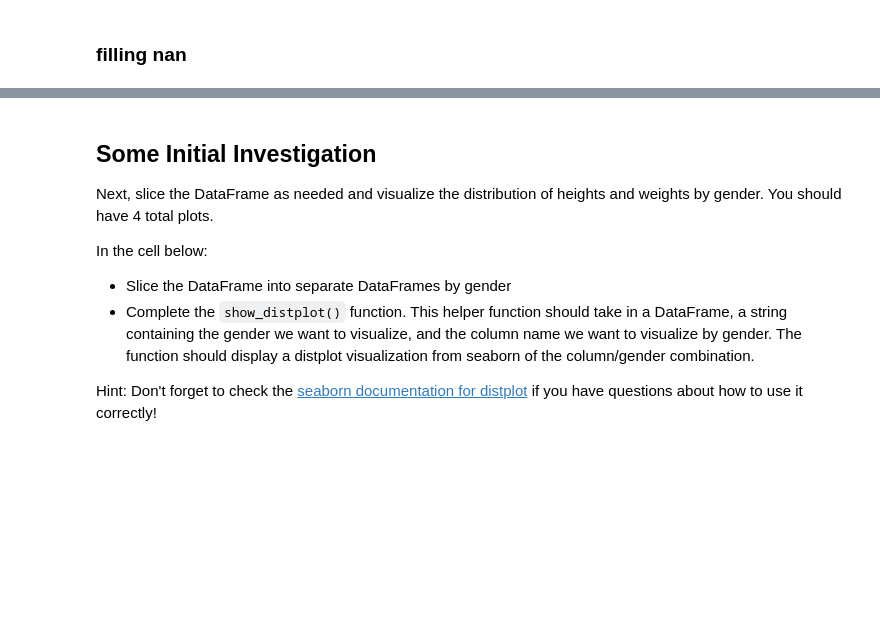
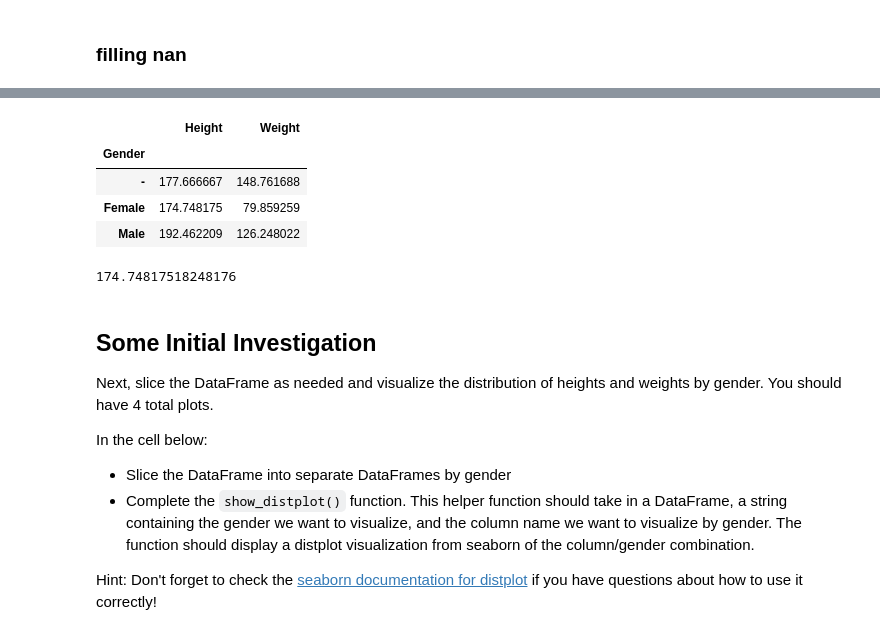
Before and after one commit to tamjid-ahsan/dsc-data-cleaning-project, a Jupyter notebook: index.ipynb, the cells around one changed output, grey strips where cells are left out. Cells and saved outputs as stored; diff of their text form; code cells hidden in the pictures; blank space fills up the shorter version.

```diff
--- a/index.ipynb
+++ b/index.ipynb
@@ -399,0 +428,13 @@ df.describe()
+# %%
+filling_df=df.groupby('Gender')[['Height','Weight']].mean()
+filling_df
+# %% [output]
+|  | Height | Weight |
+| Gender |  |  |
+| - | 177.666667 | 148.761688 |
+| Female | 174.748175 | 79.859259 |
+| Male | 192.462209 | 126.248022 |
+# %%
+filling_df['Height'][1]
+# %% [output]
+174.74817518248176
```
Also changed, not shown: parts of 4 cells of this notebook.
